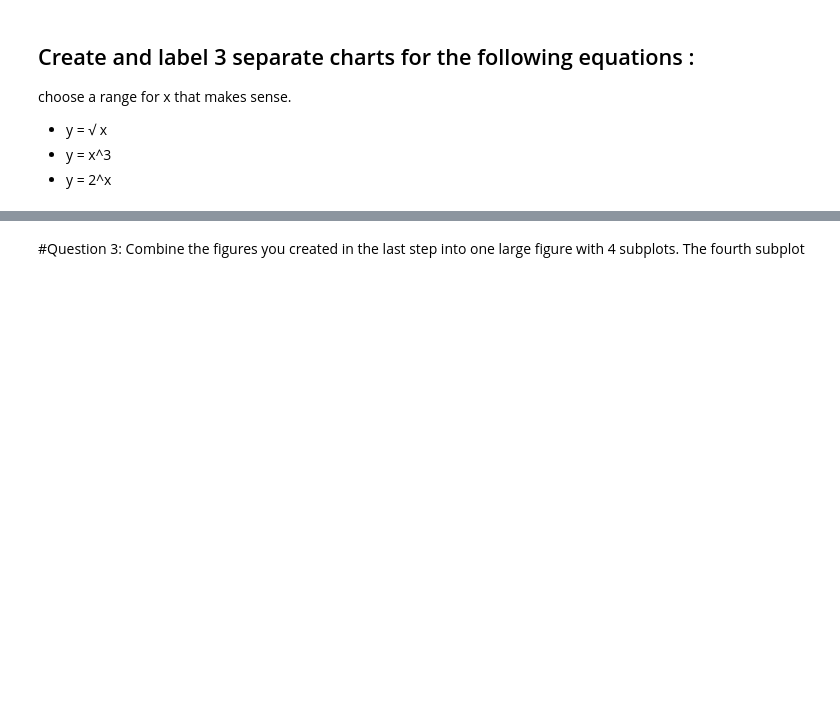
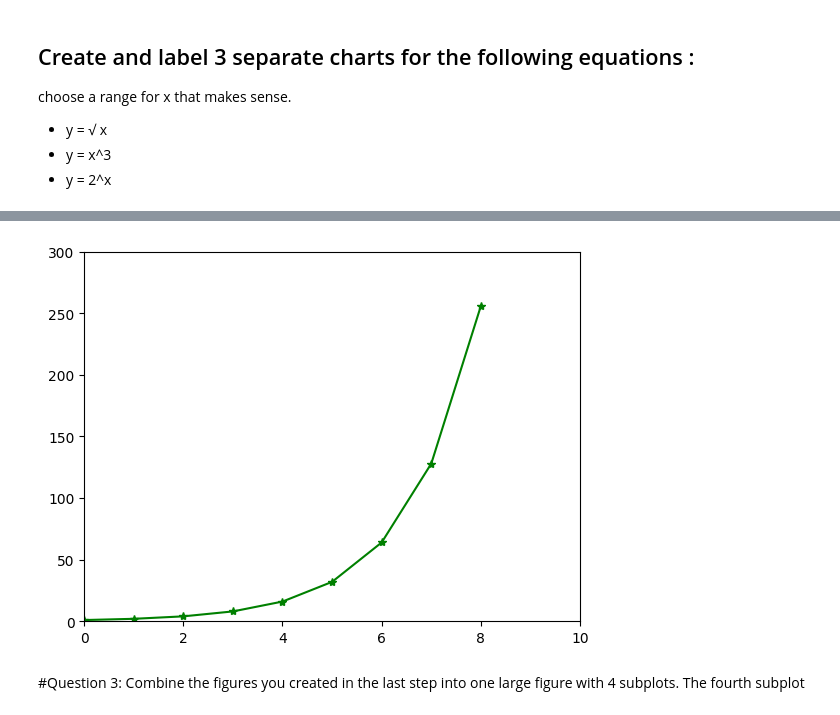
Before and after one commit to 1eses1/embeddedAI, a Jupyter notebook: First_assignement.ipynb, the cells around one changed output, grey strips where cells are left out. Cells and saved outputs as stored; diff of their text form; code cells hidden in the pictures; blank space fills up the shorter version.

```diff
--- a/First_assignement.ipynb
+++ b/First_assignement.ipynb
@@ -67,3 +65,11 @@ TypeError: only size-1 arrays can be converted to Python scalars
+# %%
+# y = 2^x
+x = list(range(0, 9))
+y = [math.pow(2, val) for val in x]
+plt.plot(x, y, color ='green', marker='*')
+plt.axis([0,10, 0, 300]);
+# %% [output]
+[figure, added]
 # %% [markdown]
 #Question 3:
 Combine the figures you created in the last step into one large figure with 4 subplots. The fourth subplot
```
Also changed, not shown: parts of 3 cells of this notebook.
